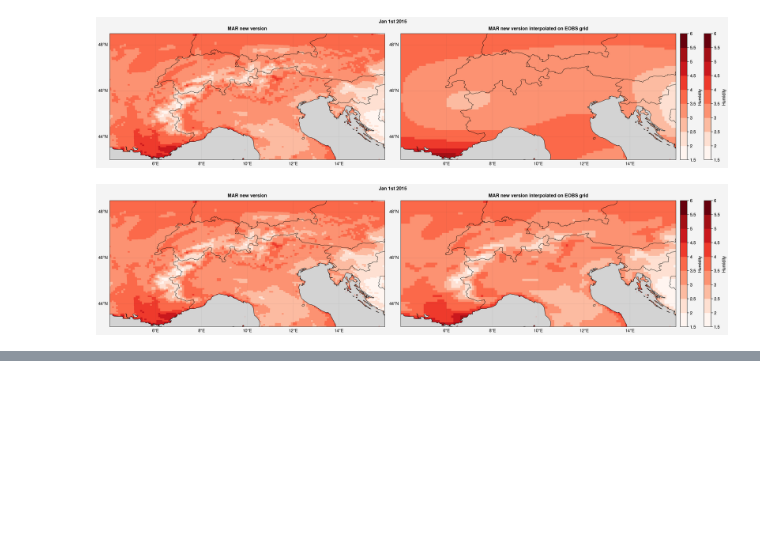
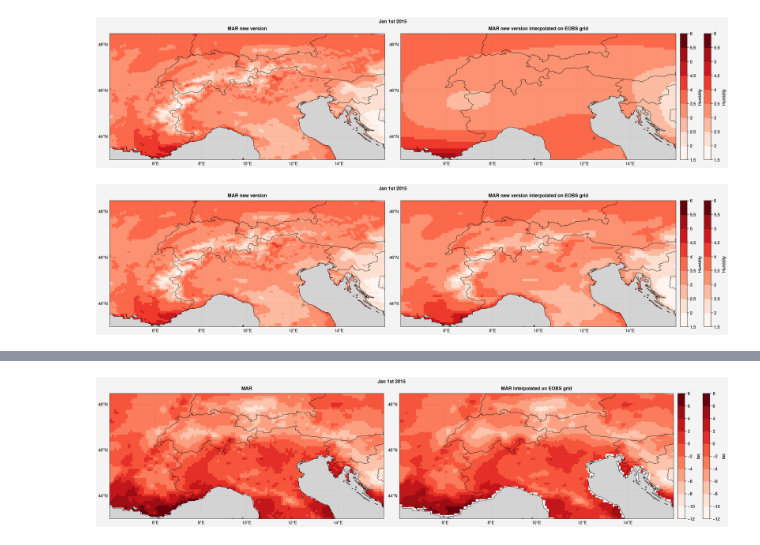
Before and after one commit to Ian-CD/PhD, a Jupyter notebook: Ressources/Interpolation.ipynb, the cells around one changed output, grey strips where cells are left out. Drawn from its saved outputs; the diff is of its cells as text; code cells hidden in the pictures; blank space fills up the shorter version.

```diff
--- a/Ressources/Interpolation.ipynb
+++ b/Ressources/Interpolation.ipynb
@@ -240,0 +340,4 @@ axs.format(ocean=True,oceancolor='lightgray',reso='hi',suptitle='Jan 1st 2015',c
+# %%
+testEOBS_regrid = u.regrid(ds_TG_EOBS_2015,test,'bilinear',globe=True,periodic=False,reuse_weights=False)
+
+testEOBS_regrid
@@ -240,0 +363,14 @@ axs.format(ocean=True,oceancolor='lightgray',reso='hi',suptitle='Jan 1st 2015',c
+# %%
+f, axs = pplt.subplots(proj='cyl', axwidth=8,ncols=2)
+
+m=axs[0].pcolormesh(lon_EOBS, lat_EOBS, ds_TG_EOBS_2015.tg[0], levels=10,cmap='Reds')
+f.colorbar(m,label= 'tas')
+
+m=axs[1].pcolormesh(lon, lat, testEOBS_regrid.tg[0], levels=10,cmap='Reds')
+f.colorbar(m,label= 'tas')
+
+
+axs.format(**normal_format)
+axs.format(ocean=True,oceancolor='lightgray',reso='hi',suptitle='Jan 1st 2015',collabels=['MAR','MAR interpolated on EOBS grid'])
+# %% [output]
+[figure, added]
```
Also changed, not shown: parts of 9 cells of this notebook, 1 other file.
